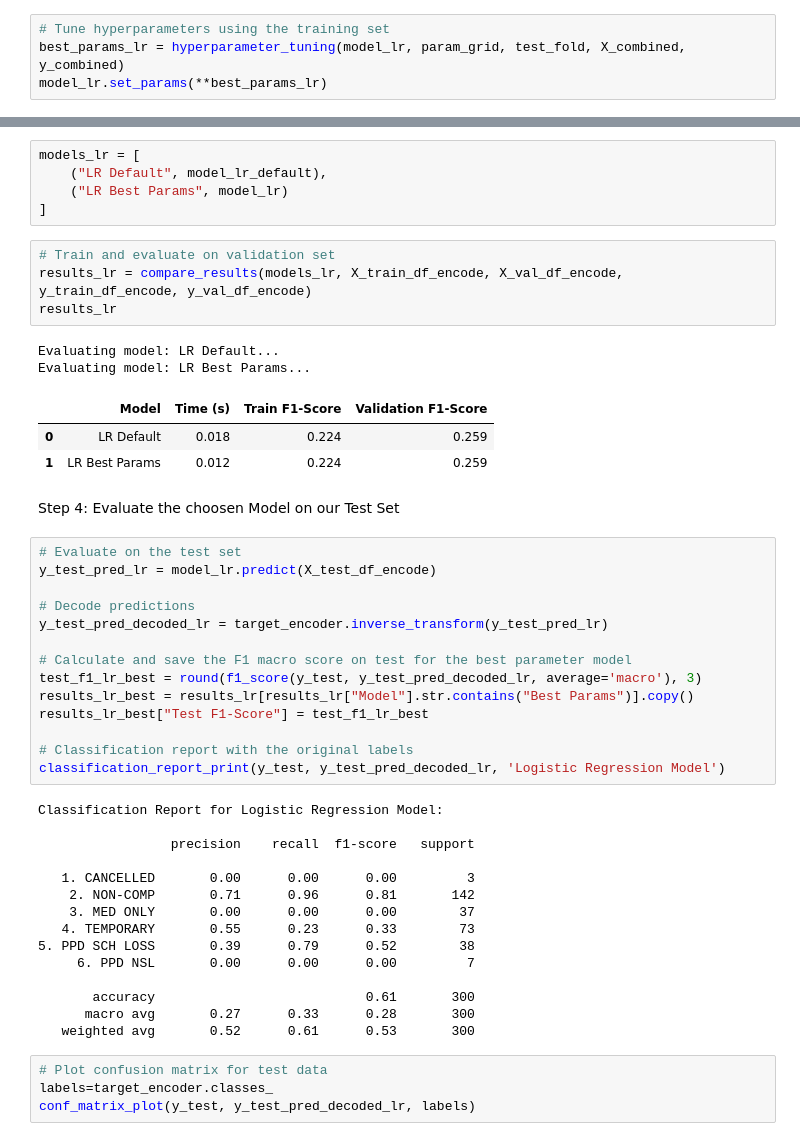
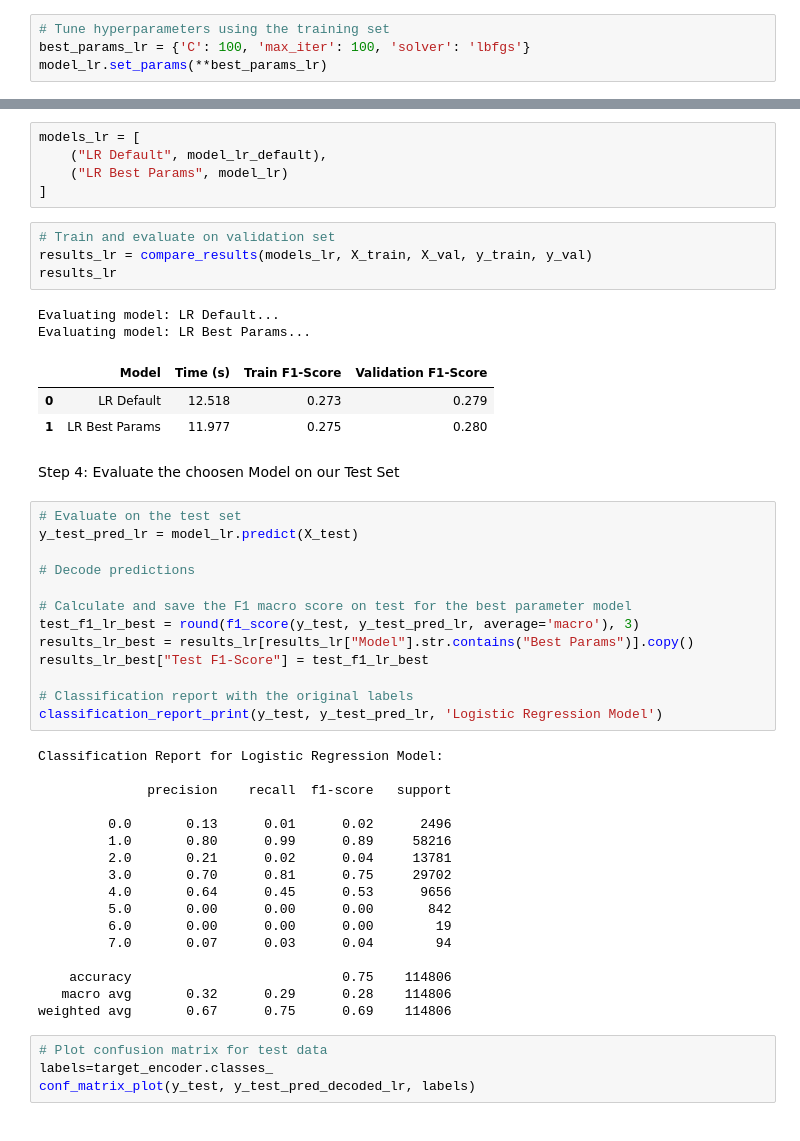
Before and after one commit to LenaHermann/ML_Project_Group52, a Jupyter notebook: 04_Model_and_Assessment_g52.ipynb, the cells around one changed output, grey strips where cells are left out. Saved outputs shown, nothing was run; the diff lists cells and outputs as text.

```diff
--- a/04_Model_and_Assessment_g52.ipynb
+++ b/04_Model_and_Assessment_g52.ipynb
@@ -373,6 +349,6 @@ X_combined:  438420
 y_combined:  438420
 # %%
 # Tune hyperparameters using the training set
-best_params_lr = hyperparameter_tuning(model_lr, param_grid, test_fold, X_combined, y_combined)
+best_params_lr = {'C': 100, 'max_iter': 100, 'solver': 'lbfgs'}
 model_lr.set_params(**best_params_lr)
 # %% [output]
@@ -388,45 +364,46 @@ models_lr = [
 ]
 # %%
 # Train and evaluate on validation set
-results_lr = compare_results(models_lr, X_train_df_encode, X_val_df_encode, y_train_df_encode, y_val_df_encode)
+results_lr = compare_results(models_lr, X_train, X_val, y_train, y_val)
 results_lr
 # %% [output]
 Evaluating model: LR Default...
 Evaluating model: LR Best Params...
 |  | Model | Time (s) | Train F1-Score | Validation F1-Score |
-| 0 | LR Default | 0.018 | 0.224 | 0.259 |
-| 1 | LR Best Params | 0.012 | 0.224 | 0.259 |
+| 0 | LR Default | 12.518 | 0.273 | 0.279 |
+| 1 | LR Best Params | 11.977 | 0.275 | 0.280 |
 # %% [markdown]
 Step 4: Evaluate the choosen Model on our Test Set
 # %%
 # Evaluate on the test set
-y_test_pred_lr = model_lr.predict(X_test_df_encode)
+y_test_pred_lr = model_lr.predict(X_test)
 
 # Decode predictions
-y_test_pred_decoded_lr = target_encoder.inverse_transform(y_test_pred_lr)
 
 # Calculate and save the F1 macro score on test for the best parameter model
-test_f1_lr_best = round(f1_score(y_test, y_test_pred_decoded_lr, average='macro'), 3)
+test_f1_lr_best = round(f1_score(y_test, y_test_pred_lr, average='macro'), 3)
 results_lr_best = results_lr[results_lr["Model"].str.contains("Best Params")].copy()
 results_lr_best["Test F1-Score"] = test_f1_lr_best
 
 # Classification report with the original labels
-classification_report_print(y_test, y_test_pred_decoded_lr, 'Logistic Regression Model')
+classification_report_print(y_test, y_test_pred_lr, 'Logistic Regression Model')
 # %% [output]
 Classification Report for Logistic Regression Model:
 
-                 precision    recall  f1-score   support
+              precision    recall  f1-score   support
 
-   1. CANCELLED       0.00      0.00      0.00         3
-    2. NON-COMP       0.71      0.96      0.81       142
-    3. MED ONLY       0.00      0.00      0.00        37
-   4. TEMPORARY       0.55      0.23      0.33        73
-5. PPD SCH LOSS       0.39      0.79      0.52        38
-     6. PPD NSL       0.00      0.00      0.00         7
+         0.0       0.13      0.01      0.02      2496
+         1.0       0.80      0.99      0.89     58216
+         2.0       0.21      0.02      0.04     13781
+         3.0       0.70      0.81      0.75     29702
+         4.0       0.64      0.45      0.53      9656
+         5.0       0.00      0.00      0.00       842
+         6.0       0.00      0.00      0.00        19
+         7.0       0.07      0.03      0.04        94
 
-       accuracy                           0.61       300
-      macro avg       0.27      0.33      0.28       300
-   weighted avg       0.52      0.61      0.53       300
+    accuracy                           0.75    114806
+   macro avg       0.32      0.29      0.28    114806
+weighted avg       0.67      0.75      0.69    114806
 # %%
 # Plot confusion matrix for test data
 labels=target_encoder.classes_
```
Also changed, not shown: parts of 32 cells of this notebook.
